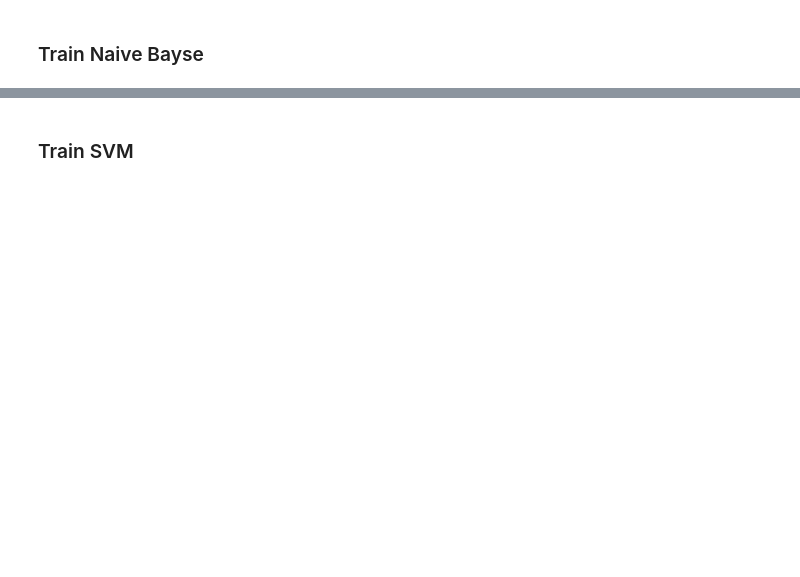
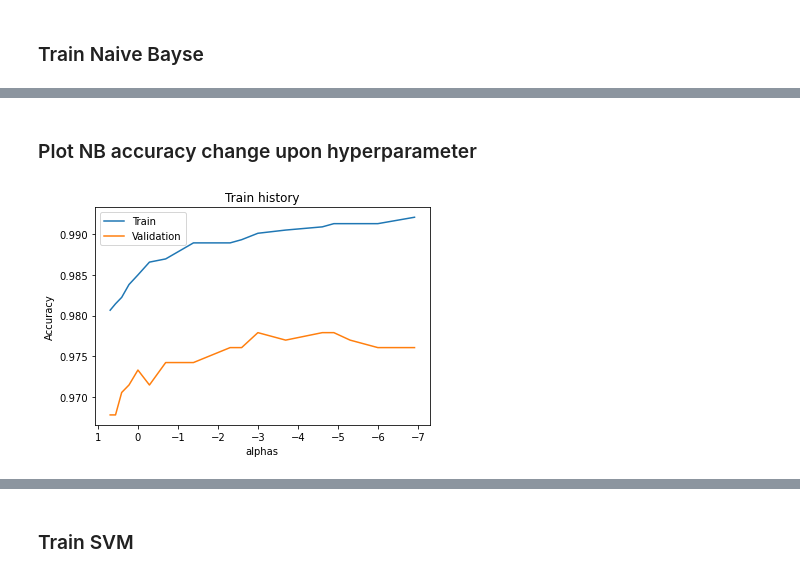
Before and after one commit to hanchaa/Korea_Univ_2021_2, a Jupyter notebook: COSE362/Glove.ipynb, the cells around one changed output, grey strips where cells are left out. Saved outputs shown, nothing was run; the diff lists cells and outputs as text; code cells hidden in the pictures; blank space fills up the shorter version.

Commit message:
chore: add hyperparameter tuning history

```diff
--- a/COSE362/Glove.ipynb
+++ b/COSE362/Glove.ipynb
@@ -329,11 +327,2 @@ subject dtm shape: (2534, 32689)
 # %% [markdown]
 ### Train Naive Bayse
-# %%
-from sklearn.naive_bayes import MultinomialNB
-from sklearn.metrics import accuracy_score
-
-NB_model = MultinomialNB(alpha=0.00005)
-NB_model.fit(X_train_vectorized, y_train)
-
-nb_train_result = NB_model.predict(X_train_vectorized)
-print_performance(y_train, nb_train_result)
@@ -347,0 +329,24 @@ f1:  0.9860917941585535
+# %%
+from sklearn.naive_bayes import MultinomialNB
+
+best_nb_model = None
+best_nb_val_acc = 0
+train_acc_history = []
+val_acc_history = []
+alphas = [2, 1.75, 1.5, 1.25, 1, 0.75, 0.5, 0.25, 0.1, 0.075, 0.05, 0.025, 0.01, 0.0075, 0.005, 0.0025, 0.001]
+
+for alpha in alphas:
+    NB_model = MultinomialNB(alpha=alpha)
+    NB_model.fit(X_train_vectorized, y_train)
+
+    train_acc = accuracy_score(y_train, NB_model.predict(X_train_vectorized))
+    val_acc = accuracy_score(y_val, NB_model.predict(X_val_vectorized))
+
+    train_acc_history.append(train_acc)
+    val_acc_history.append(val_acc)
+
+    print("alpha: %f / train acc: %f / val acc: %f" % (alpha, train_acc, val_acc))
+
+    if val_acc > best_nb_val_acc:
+        best_nb_val_acc = val_acc
+        best_nb_model = copy.deepcopy(NB_model)
@@ -347,0 +371,15 @@ f1:  0.9860917941585535
+# %% [markdown]
+### Plot NB accuracy change upon hyperparameter
+# %%
+from matplotlib import pyplot as plt
+
+plt.plot(np.log(alphas), train_acc_history)
+plt.plot(np.log(alphas), val_acc_history)
+plt.gca().invert_xaxis()
+plt.xlabel("alphas")
+plt.ylabel("Accuracy")
+plt.title("Train history")
+plt.legend(["Train", "Validation"])
+plt.show()
+# %% [output]
+[figure, added]
```
Also changed, not shown: parts of 20 cells of this notebook.
